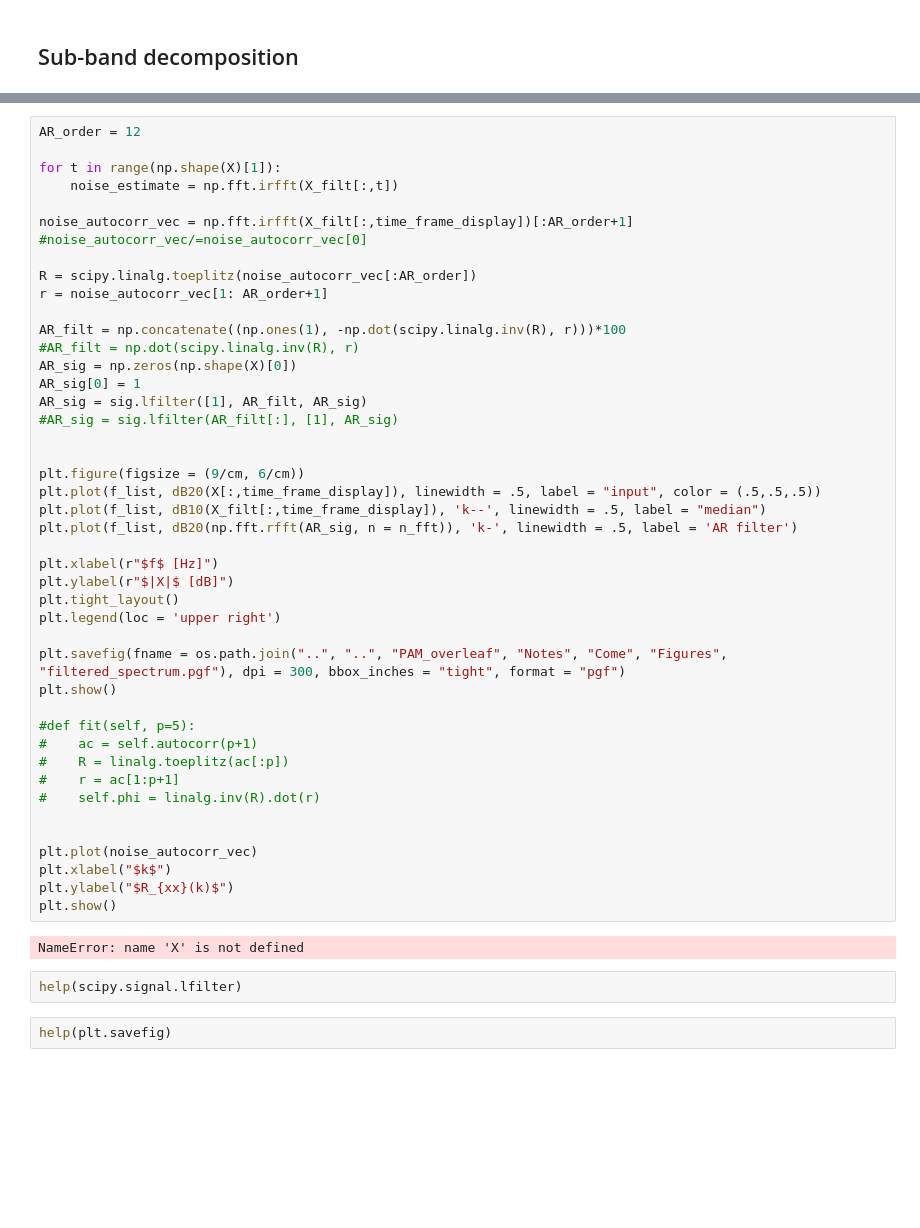
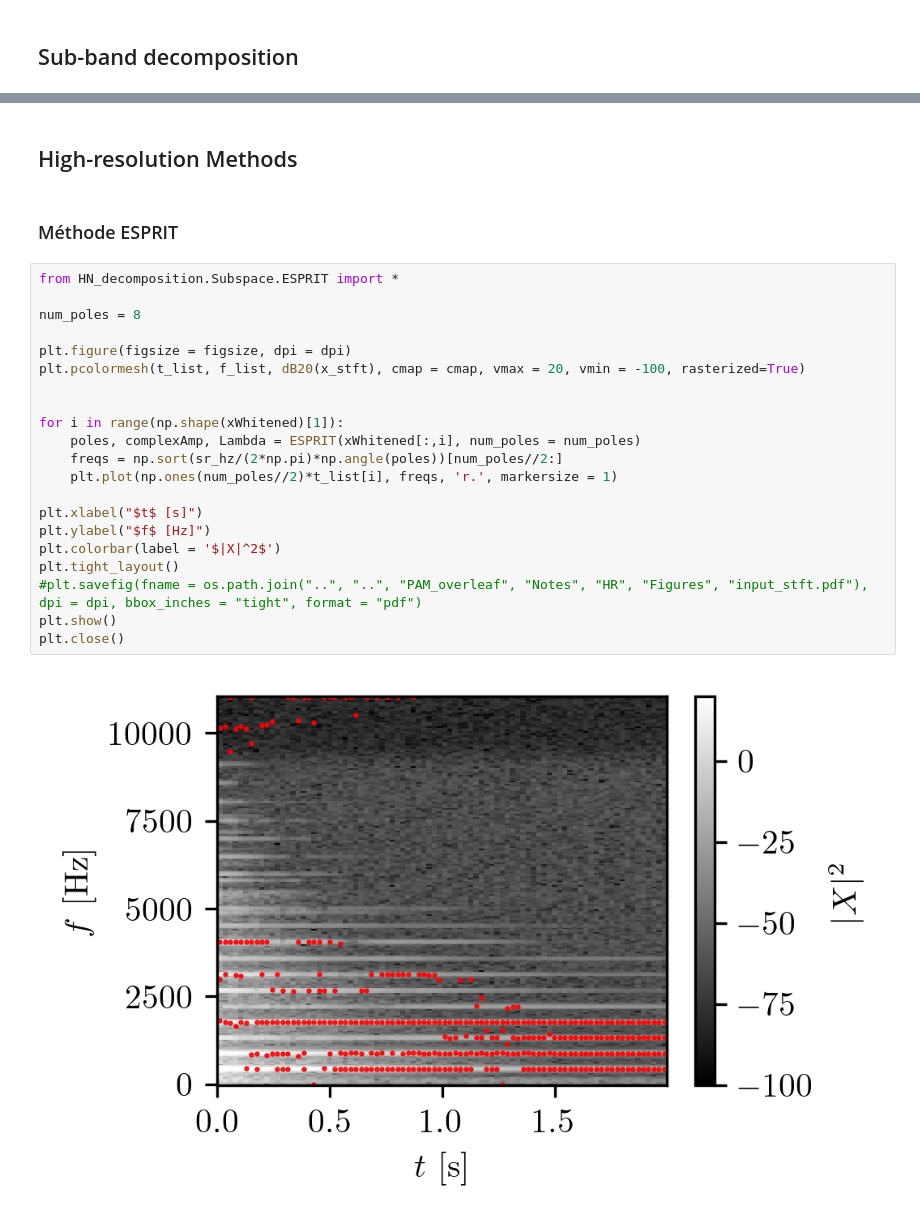
Before and after one commit to peladeaucome/ATIAM-PAM-AnalyseInstruments, a Jupyter notebook: Notebooks/come_HN.ipynb, the cells around one changed output, grey strips where cells are left out. Cells and saved outputs as stored; diff of their text form; blank space fills up the shorter version.

Commit message:
[HN] Implemented Base ESPRIT

```diff
--- a/Notebooks/come_HN.ipynb
+++ b/Notebooks/come_HN.ipynb
@@ -148,50 +155,27 @@ plt.show()
-# %%
-AR_order = 12
-
-for t in range(np.shape(X)[1]):
-    noise_estimate = np.fft.irfft(X_filt[:,t])
-
-noise_autocorr_vec = np.fft.irfft(X_filt[:,time_frame_display])[:AR_order+1]
-#noise_autocorr_vec/=noise_autocorr_vec[0]
-
-R = scipy.linalg.toeplitz(noise_autocorr_vec[:AR_order])
-r = noise_autocorr_vec[1: AR_order+1]
-
-AR_filt = np.concatenate((np.ones(1), -np.dot(scipy.linalg.inv(R), r)))*100
-#AR_filt = np.dot(scipy.linalg.inv(R), r)
-AR_sig = np.zeros(np.shape(X)[0])
-AR_sig[0] = 1
-AR_sig = sig.lfilter([1], AR_filt, AR_sig)
-#AR_sig = sig.lfilter(AR_filt[:], [1], AR_sig)
-
-
-plt.figure(figsize = (9/cm, 6/cm))
-plt.plot(f_list, dB20(X[:,time_frame_display]), linewidth = .5, label = "input", color = (.5,.5,.5))
-plt.plot(f_list, dB10(X_filt[:,time_frame_display]), 'k--', linewidth = .5, label = "median")
-plt.plot(f_list, dB20(np.fft.rfft(AR_sig, n = n_fft)), 'k-', linewidth = .5, label = 'AR filter')
-
-plt.xlabel(r"$f$ [Hz]")
-plt.ylabel(r"$|X|$ [dB]")
-plt.tight_layout()
-plt.legend(loc = 'upper right')
-
-plt.savefig(fname = os.path.join("..", "..", "PAM_overleaf", "Notes", "Come", "Figures", "filtered_spectrum.pgf"), dpi = 300, bbox_inches = "tight", format = "pgf")
-plt.show()
-
-#def fit(self, p=5):
-#    ac = self.autocorr(p+1)
-#    R = linalg.toeplitz(ac[:p])
-#    r = ac[1:p+1]
-#    self.phi = linalg.inv(R).dot(r)
-
-
-plt.plot(noise_autocorr_vec)
-plt.xlabel("$k$")
-plt.ylabel("$R_{xx}(k)$")
-plt.show()
-# %% [output]
-NameError: name 'X' is not defined
-# %%
-help(scipy.signal.lfilter)
-# %%
-help(plt.savefig)
+# %% [markdown]
+## High-resolution Methods
+# %% [markdown]
+### Méthode ESPRIT
+# %%
+from HN_decomposition.Subspace.ESPRIT import *
+
+num_poles = 8
+
+plt.figure(figsize = figsize, dpi = dpi)
+plt.pcolormesh(t_list, f_list, dB20(x_stft), cmap = cmap, vmax = 20, vmin = -100, rasterized=True)
+
+
+for i in range(np.shape(xWhitened)[1]):
+    poles, complexAmp, Lambda = ESPRIT(xWhitened[:,i], num_poles = num_poles)
+    freqs = np.sort(sr_hz/(2*np.pi)*np.angle(poles))[num_poles//2:]
+    plt.plot(np.ones(num_poles//2)*t_list[i], freqs, 'r.', markersize = 1)
+
+plt.xlabel("$t$ [s]")
+plt.ylabel("$f$ [Hz]")
+plt.colorbar(label = '$|X|^2$')
+plt.tight_layout()
+#plt.savefig(fname = os.path.join("..", "..", "PAM_overleaf", "Notes", "HR", "Figures", "input_stft.pdf"), dpi = dpi, bbox_inches = "tight", format = "pdf")
+plt.show()
+plt.close()
+# %% [output]
+[figure, added]
```
Also changed, not shown: parts of 8 cells of this notebook, 3 other files.
